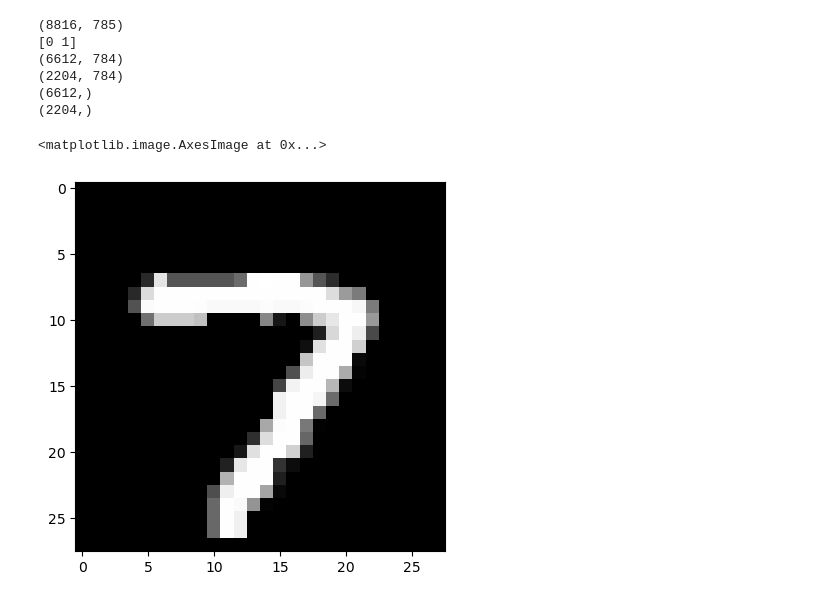
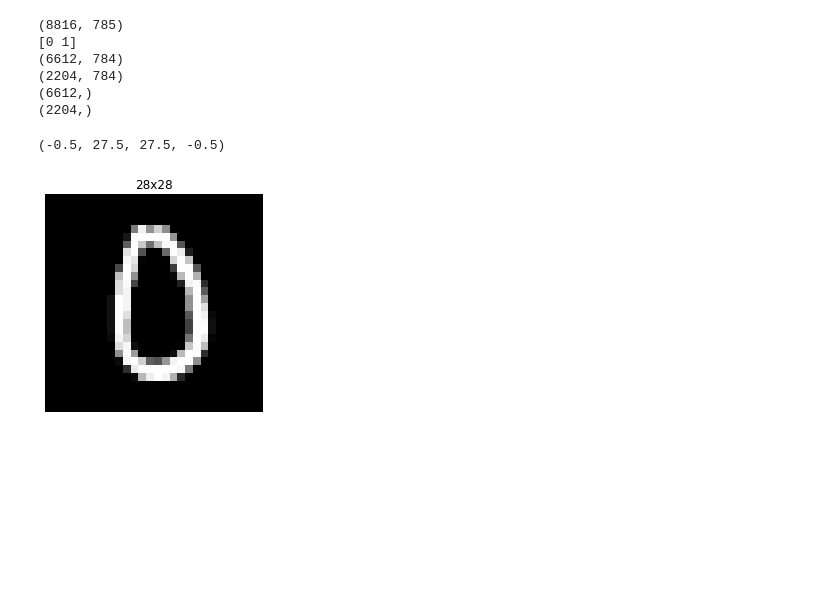
Before and after one commit to wildlyons99/senior_design, a Jupyter notebook: perceptron/Binary Digit Classification with Single Layer Perceptron.ipynb, the cells around one changed output. Cells and saved outputs as stored; diff of their text form; code cells hidden in the pictures; blank space fills up the shorter version.

```diff
--- a/perceptron/Binary Digit Classification with Single Layer Perceptron.ipynb
+++ b/perceptron/Binary Digit Classification with Single Layer Perceptron.ipynb
@@ -172,8 +180,10 @@ def shrinkpoint(data, res):
     data = data.reshape(res**2)
     return data
 # %%
-plt.imshow(x_train[205].reshape([28, 28]), cmap='Greys_r')
+plt.imshow(x_train[1].reshape([28, 28]), cmap='Greys_r')
+plt.title("28x28")
+plt.axis('off')
 # %% [output]
-<matplotlib.image.AxesImage at 0x...>
+(-0.5, 27.5, 27.5, -0.5)
-[figure, old version]
+[figure, new version]
 # %%
```
Also changed, not shown: parts of 9 cells of this notebook, 2 other files.
